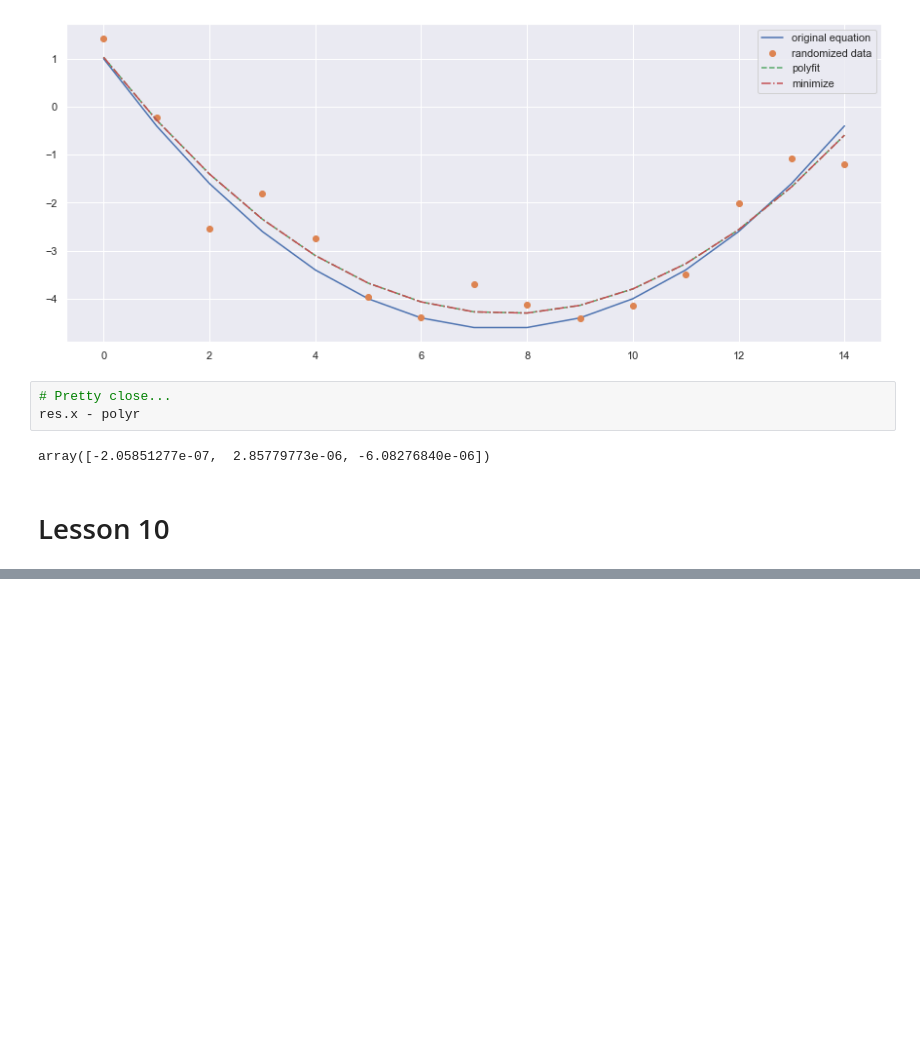
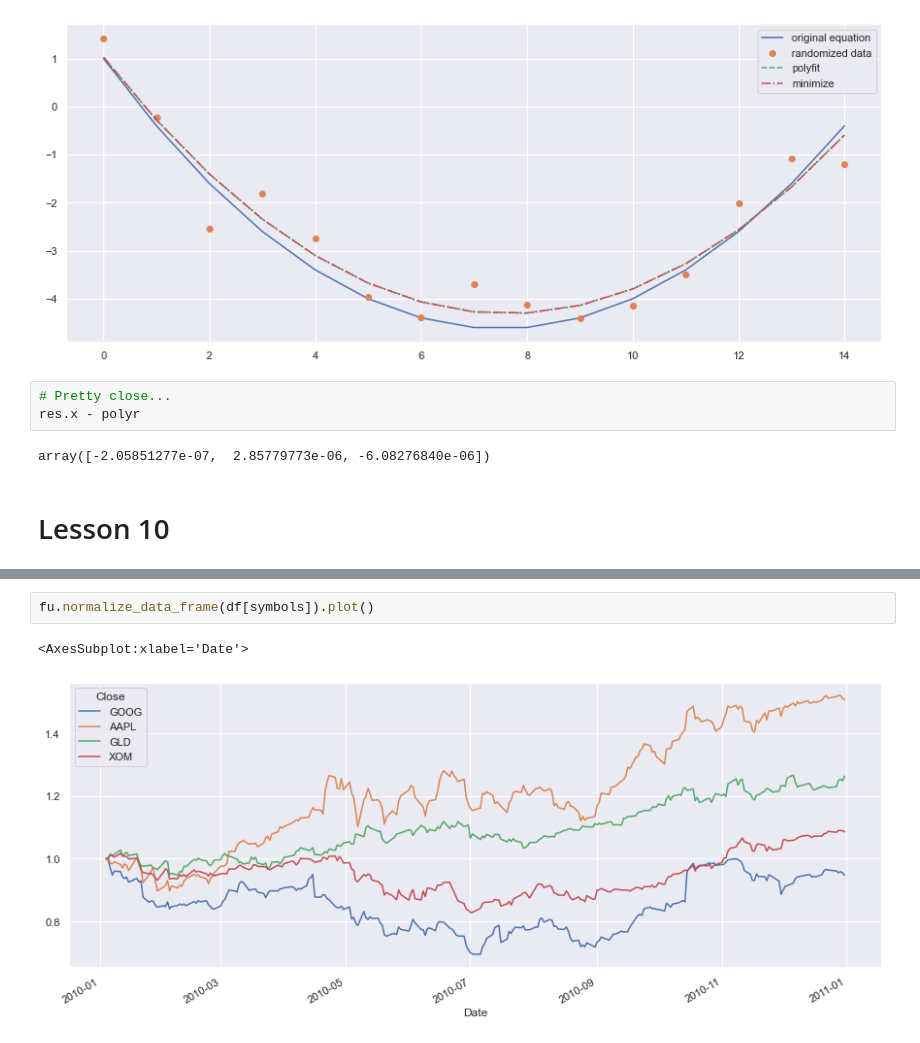
Before and after one commit to mathieugouin/tradesim, a Jupyter notebook: udacity.ipynb, the cells around one changed output, grey strips where cells are left out. Drawn from its saved outputs; the diff is of its cells as text; blank space fills up the shorter version.

```diff
--- a/udacity.ipynb
+++ b/udacity.ipynb
@@ -1124,0 +1175,5 @@ Portfolio optimizer
+# %%
+fu.normalize_data_frame(df[symbols]).plot()
+# %% [output]
+<AxesSubplot:xlabel='Date'>
+[figure, added]
```
Also changed, not shown: parts of 36 cells of this notebook.
